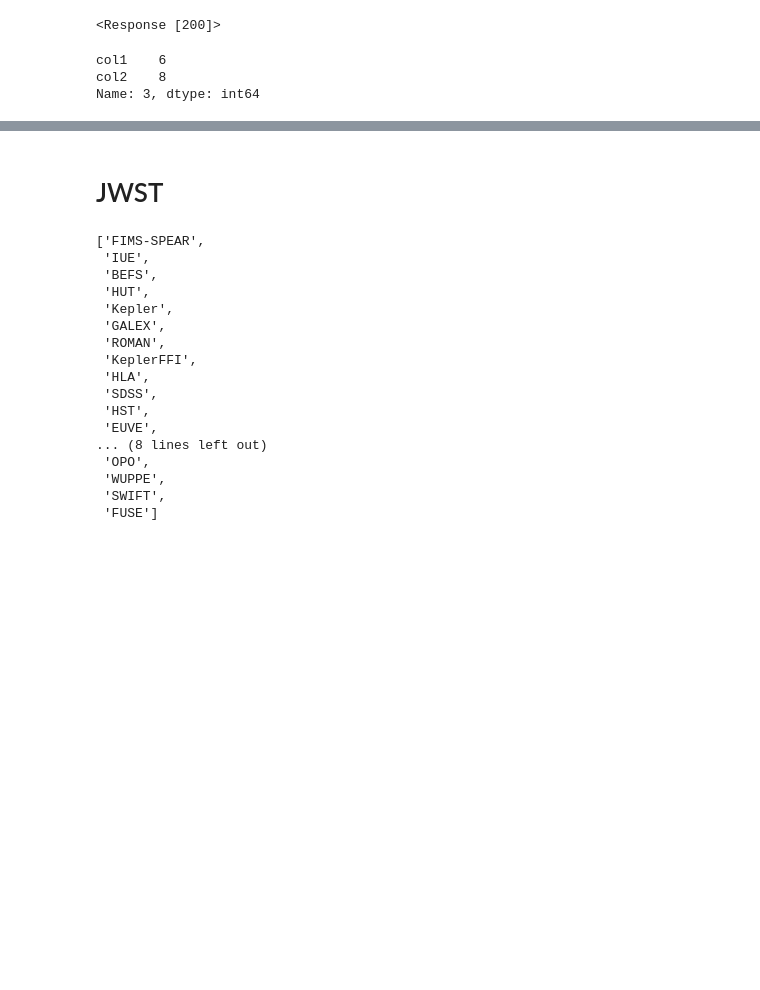
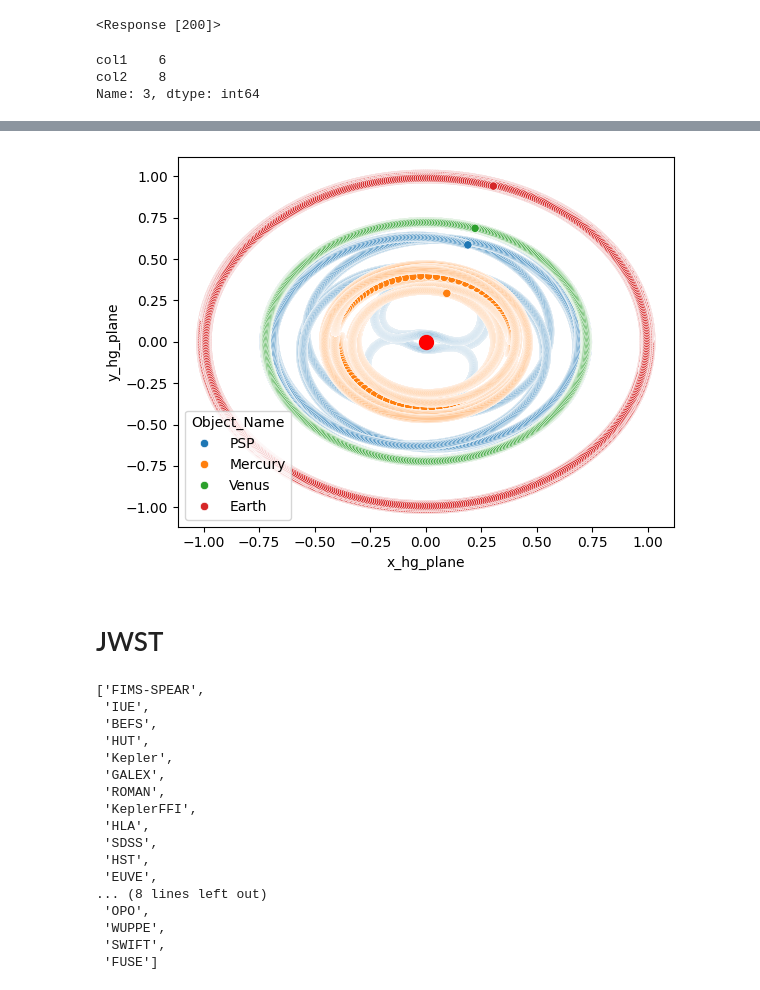
Before and after one commit to iDelfin/ParkerSP_Data_information, a Jupyter notebook: dataExploration.ipynb, the cells around one changed output, grey strips where cells are left out. Saved outputs shown, nothing was run; the diff lists cells and outputs as text; code cells hidden in the pictures; blank space fills up the shorter version.

```diff
--- a/dataExploration.ipynb
+++ b/dataExploration.ipynb
@@ -599,3 +649,9 @@ Name: 3, dtype: int64
+# %%
+sns.scatterplot(final_df_mis, x="x_hg_plane", y="y_hg_plane", hue="Object_Name", markers='_')
+plt.scatter(x=0,y=0,s=100,color='r')
+plt.show()
+# %% [output]
+[figure, added]
 # %% [markdown]
 # JWST
 # %%
```
Also changed, not shown: parts of 7 cells of this notebook.
